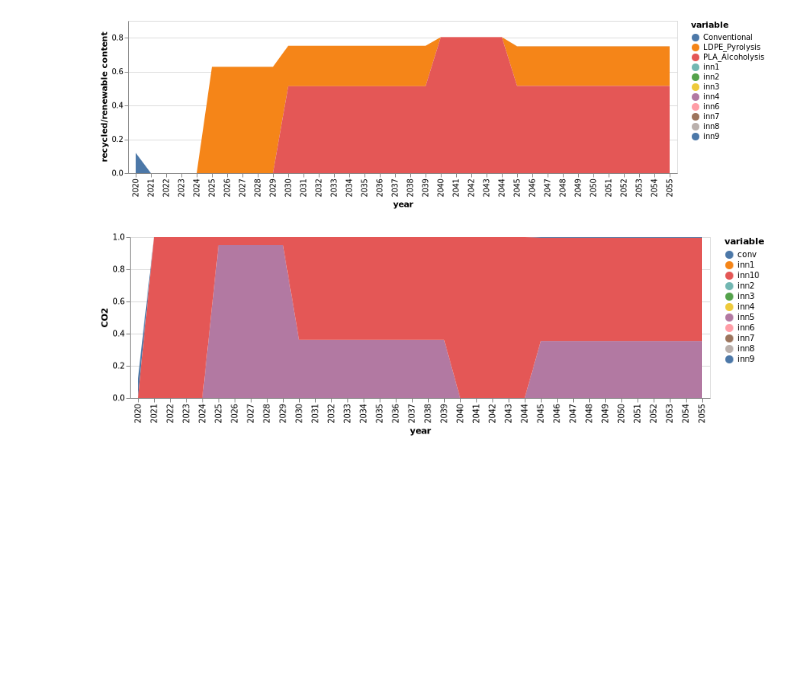
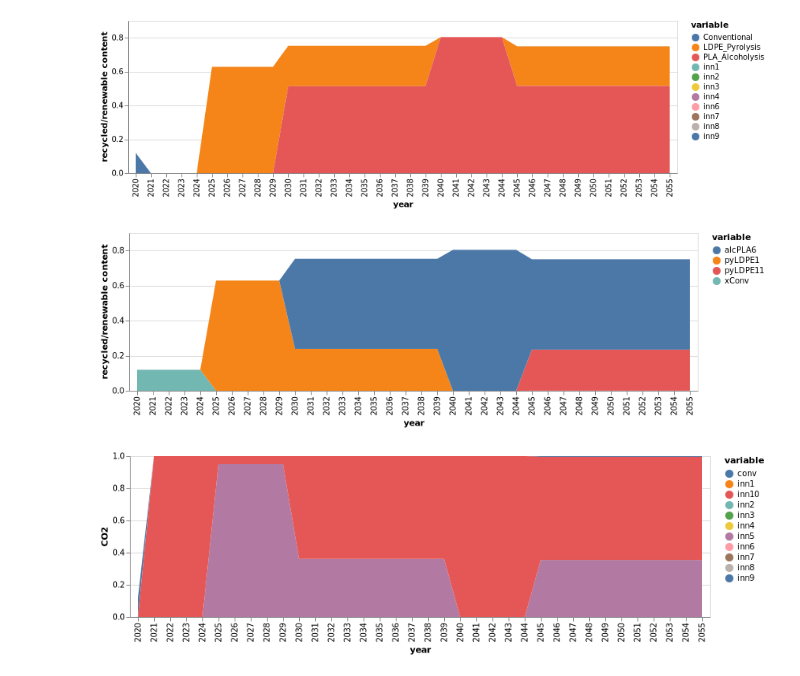
Before and after one commit to vyom-thakker/RoadmapsIAM, a Jupyter notebook: multiperiod-case-study.ipynb, the cells around one changed output. Saved outputs shown, nothing was run; the diff lists cells and outputs as text; code cells hidden in the pictures; blank space fills up the shorter version.

```diff
--- a/multiperiod-case-study.ipynb
+++ b/multiperiod-case-study.ipynb
@@ -796,6 +796,80 @@ save("./result-case-roadmap/circularity-roadmap.svg", circular_inn)
 circular_inn
 # %% [output]
 [figure]
+# %%
+function conventional(t)
+    return initial[1,5]*(1-sum(JuMP.values.(xk)[k,t] for k in 1:nrow(compromise)))
+end
+
+function innovation(i,t)
+    if i==1
+        return sum(JuMP.values.(xk)[k,t]*(compromise[k,5])+JuMP.values.(xk)[k,t]*(compromise[k,6]) for k=i:i)
+    else
+        return sum(JuMP.values.(xk)[k,t]*(compromise[k,5])+JuMP.values.(xk)[k,t]*(compromise[k,6]) for k=i:i )
+    end
+end
+
+conv=zeros(51)
+
+
+inn_co2=zeros(nrow(compromise),51)
+
+for k in 1:nrow(compromise)
+    inn_co2[k,1]=0
+end
+j=0
+for t in 2:51
+    if 0 ≤ t ≤ 5
+        j=1
+    elseif 6 ≤ t ≤ 10
+        j=2
+    elseif 6 ≤ t ≤ 10
+        j=3
+    elseif 11 ≤ t ≤ 15
+        j=4
+    elseif 16 ≤ t ≤ 20
+        j=5
+    elseif 21 ≤ t ≤ 25
+        j=6
+    else
+        j=7
+    end
+
+    conv[t]=conventional(j)
+    for k in 1:nrow(compromise)
+        inn_co2[k,t]=innovation(k,j)
+    end
+end
+conv[1:5].=initial[1,5]
+
+sNames = ["conv","inn1","inn2","inn3","inn4","inn5","inn6","inn7","inn8","inn9","inn10"]
+xLabels = []
+for i in 2020:2070
+    push!(xLabels,string(i))
+end
+
+#df = DataFrame(year=xLabels, conv=conv, inn1=inn_co2[1,:],inn2=inn_co2[2,:],inn3=inn_co2[3,:],inn4=inn_co2[4,:],
+#        inn5=inn_co2[5,:],inn6=inn_co2[6,:],inn7=inn_co2[7,:],inn8=inn_co2[8,:],inn9=inn_co2[9,:],inn10=inn_co2[10,:])
+df = DataFrame(vcat(conv',inn_co2)',:auto)
+
+
+df=df[1:36,:]
+
+df=df[!, any.(>(0), eachcol(df))]
+df[!,:year]=xLabels[1:36]
+rename!(df,[:x1,:x93,:x104,:x222] .=> [:xConv,:pyLDPE1,:pyLDPE11,:alcPLA6])
+
+#df |> stack |> @vlplot(:area, x=:year, y={:value, stack=:zero, title="recycled/renewable content"}, color="variable:n",legend=:sNames)
+
+
+#rename!(df,[:conv,:inn5,:inn10] .=> [:Conventional,:LDPE_Pyrolysis,:PLA_Alcoholysis])
+
+circular_inn=df |> stack |> @vlplot(:area, x=:year, y={:value, stack=:zero, title="recycled/renewable content"}, color="variable:n",legend=:sNames)
+
+#save("./result-case-roadmap/circularity-roadmap.svg", circular_inn)
+circular_inn
+# %% [output]
+[figure, added]
 # %%
 function conventional(t)
     return (1-sum(JuMP.values.(xk)[k,t] for k in 1:nrow(compromise)))
```
Also changed, not shown: parts of 4 cells of this notebook, 2 other files.
